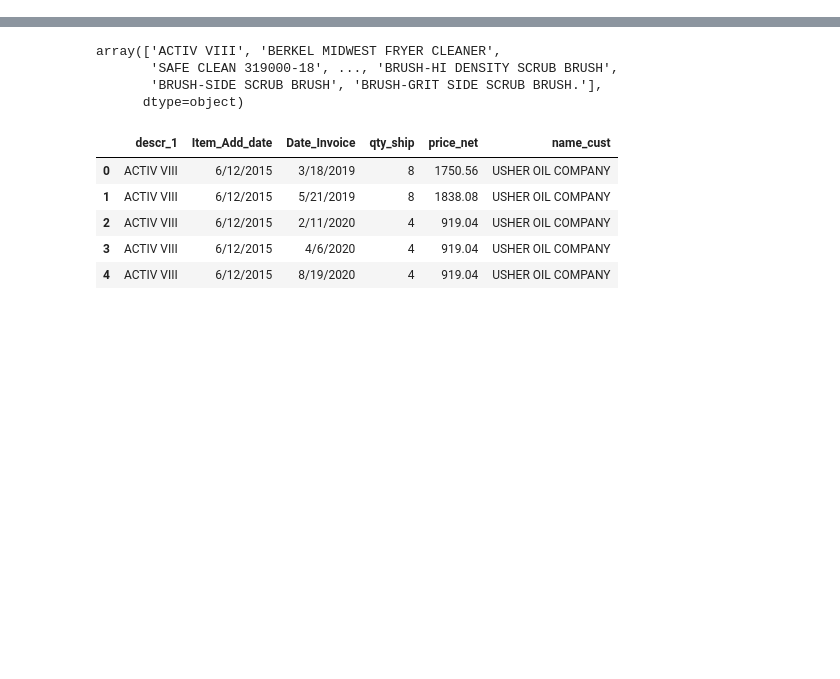
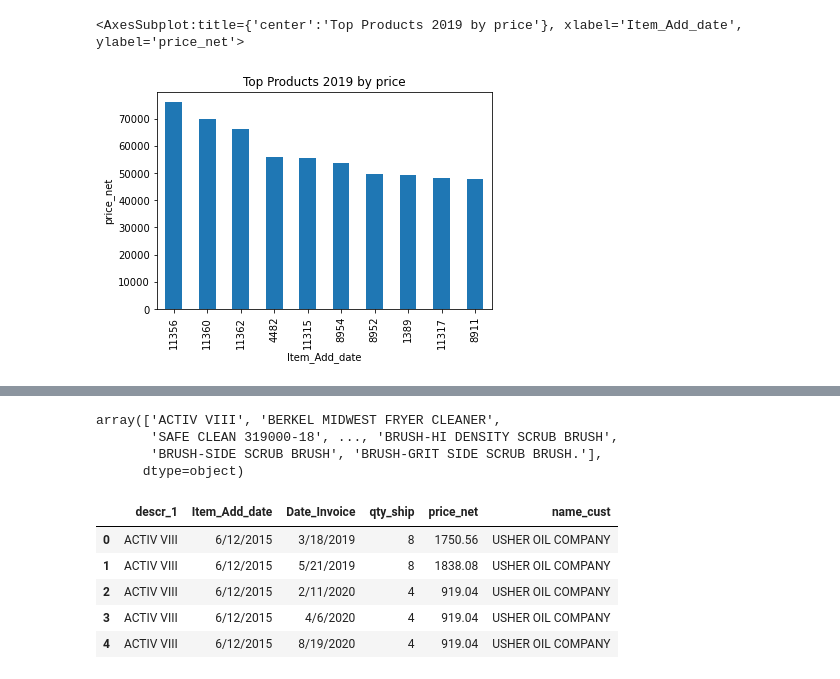
Before and after one commit to aadeba5/Project1, a Jupyter notebook: Amusa.ipynb, the cells around one changed output, grey strips where cells are left out. Drawn from its saved outputs; the diff is of its cells as text; code cells hidden in the pictures; blank space fills up the shorter version.

```diff
--- a/Amusa.ipynb
+++ b/Amusa.ipynb
@@ -16,4 +27,4 @@ df.head()
 # %%
-# Create year column
-df['year'] = pd.DatetimeIndex(df['Date_Invoice']).year.astype(object)
-df
+
+sales_data['year'] = pd.DatetimeIndex(sales_data['Date_Invoice']).year.astype(object)
+sales_data['month'] = pd.DatetimeIndex(sales_data['Date_Invoice']).month.astype(object)
@@ -45,0 +31,5 @@ total
+# %%
+#2019 data frame
+twenty_19_sales = sales_data.loc[sales_data['year']== 2019]
+# %%
+twenty_19_sales = twenty_19_sales.groupby(['id_item','descr_1','Item_Add_date']).sum()
@@ -45,0 +61,4 @@ total
+# %%
+top_ten_2019_price = twenty_19_sales.sort_values(by = 'price_net', ascending = False)
+top_ten_2019_price_labels = top_ten_2019_price.head(10).index
+top_ten_2019_price.head(10)
@@ -45,0 +121,9 @@ total
+# %%
+plot_2019 = top_ten_2019_price['price_net'].head(10).plot(kind="bar")
+plot_2019.set_xlabel("Item_Add_date")
+plot_2019.set_ylabel("price_net")
+plot_2019.set_title("Top Products 2019 by price")
+plot_2019
+# %% [output]
+<AxesSubplot:title={'center':'Top Products 2019 by price'}, xlabel='Item_Add_date', ylabel='price_net'>
+[figure, added]
```
Also changed, not shown: parts of 38 cells of this notebook, 1 other file.
